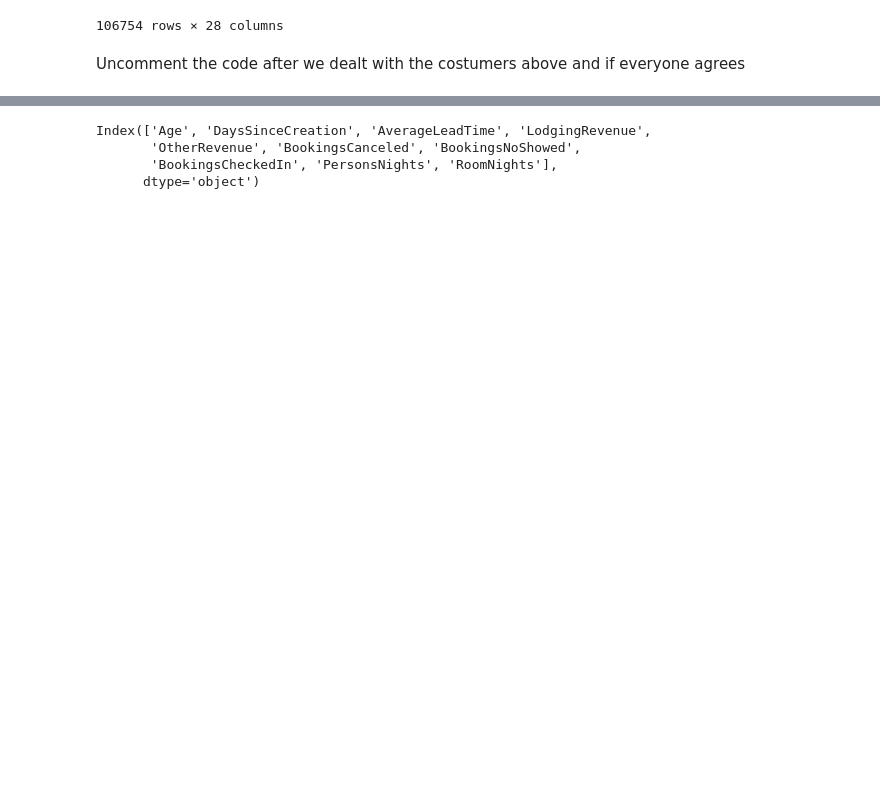
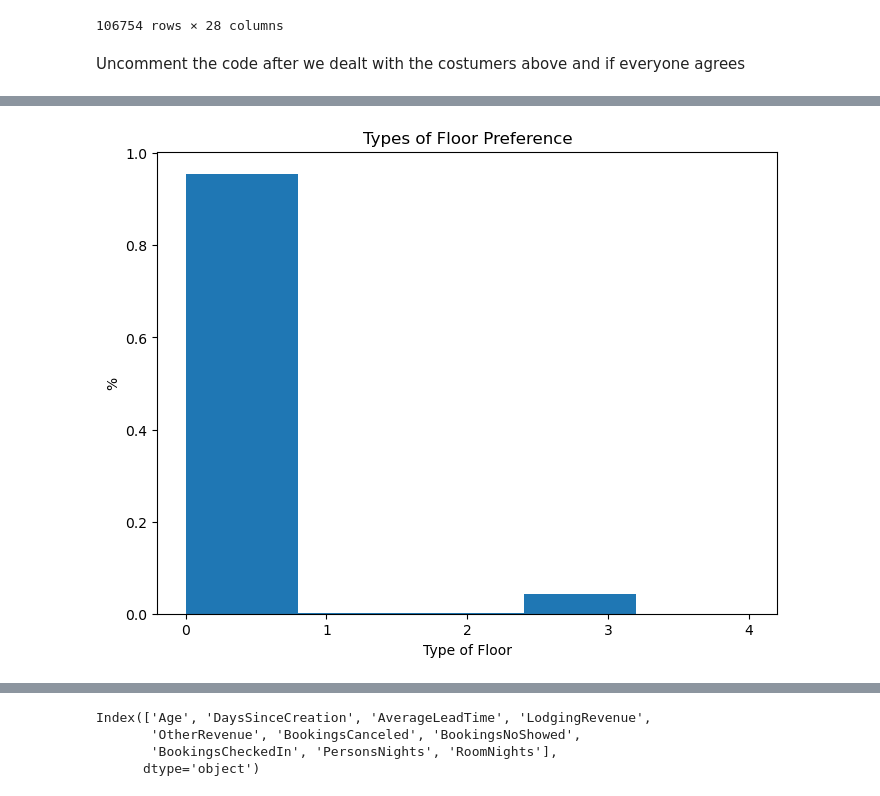
Before and after one commit to RubenCMarques/Hotel-Customer-Segmentation, a Jupyter notebook: Notebooks/Ruben_Workspace.ipynb, the cells around one changed output, grey strips where cells are left out. Drawn from its saved outputs; the diff is of its cells as text; code cells hidden in the pictures; blank space fills up the shorter version.

```diff
--- a/Notebooks/Ruben_Workspace.ipynb
+++ b/Notebooks/Ruben_Workspace.ipynb
@@ -256,0 +269,6 @@ Cleaned data shape: (107535, 28)
+# %%
+check_df= []
+for index, row in data_zeroinfo.iterrows():
+    if sum(row) == 0:
+        check_df.append(data.loc[index])
+check_df = pd.DataFrame(check_df)
@@ -331,0 +378,13 @@ How many rows have zero information?
+# %%
+# Plot of types of floors preference
+# This plot could get some improvements
+
+plt.figure(figsize=(8, 6))
+plt.hist(data['SRFloor'], bins=5, weights=[1 / len(data['SRFloor'])] * len(data['SRFloor']))
+plt.title('Types of Floor Preference')
+plt.xticks(range(5))
+plt.xlabel('Type of Floor')
+plt.ylabel('%')
+plt.show()
+# %% [output]
+[figure, added]
```
Also changed, not shown: parts of 26 cells of this notebook.
